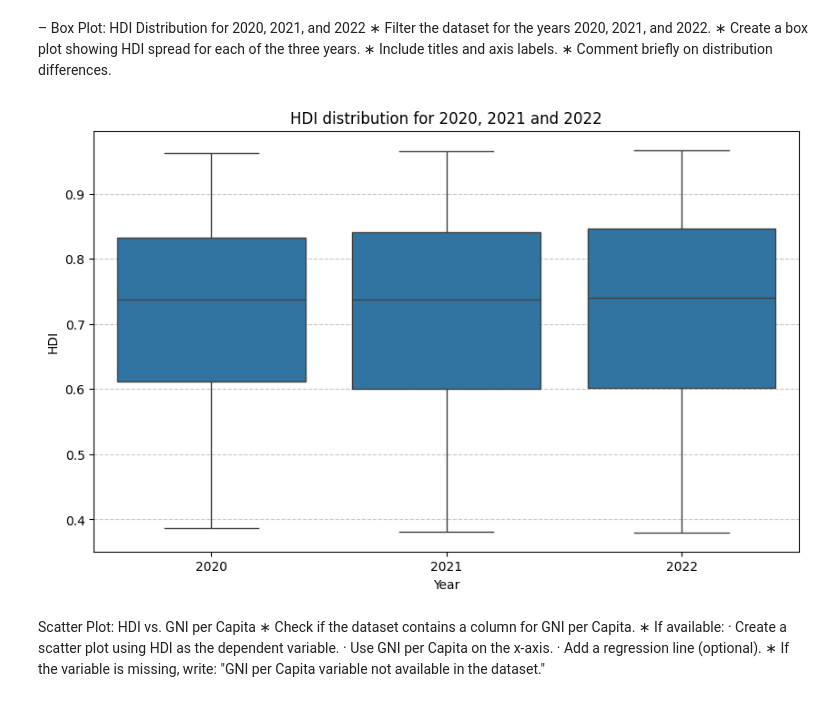
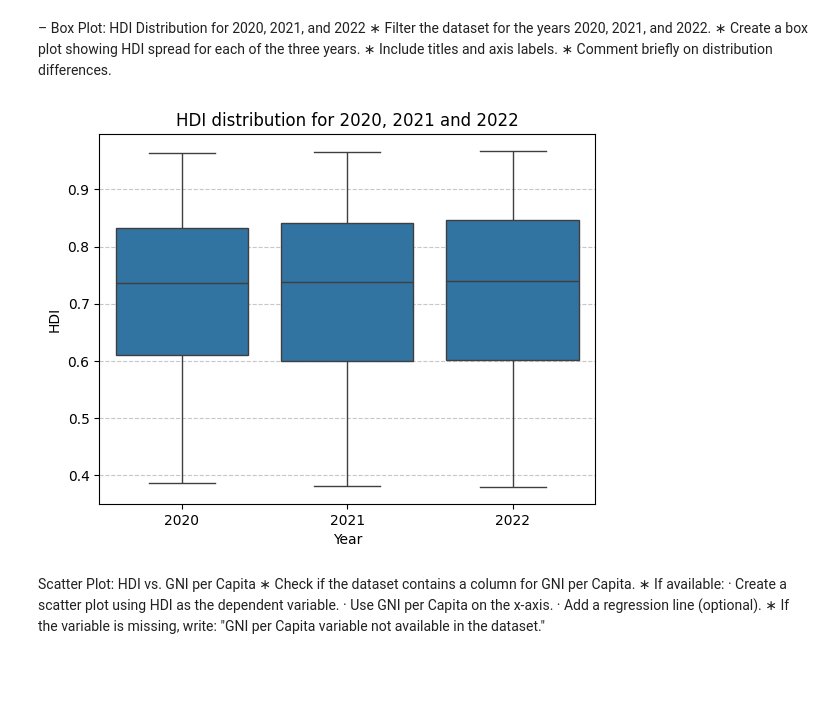
Before and after one commit to Pritija11/Assignment-I, a Jupyter notebook: 2462345_PRITIJA_GHISING.ipynb, the cells around one changed output. Drawn from its saved outputs; the diff is of its cells as text; code cells hidden in the pictures; blank space fills up the shorter version.

```diff
--- a/2462345_PRITIJA_GHISING.ipynb
+++ b/2462345_PRITIJA_GHISING.ipynb
@@ -758,19 +725,19 @@ plt.show()
 # %%
 # Box plot
 import matplotlib.pyplot as plt
 import seaborn as sns
 # plotting box plot
 
-plt.figure(figsize=(10,6))
+plt.figure()
 sns.boxplot(x="year", y="hdi", data=hdi_problem1B_df)
 
 plt.title("HDI distribution for 2020, 2021 and 2022")
 plt.xlabel("Year")
 plt.ylabel("HDI")
 plt.grid(axis="y", linestyle="--", alpha=0.7)
 plt.show()
 # %% [output]
-[figure, old version]
+[figure, new version]
 # %% [markdown]
 Scatter Plot: HDI vs. GNI per Capita
 ∗ Check if the dataset contains a column for GNI per Capita.
```
Also changed, not shown: parts of 19 cells of this notebook.
